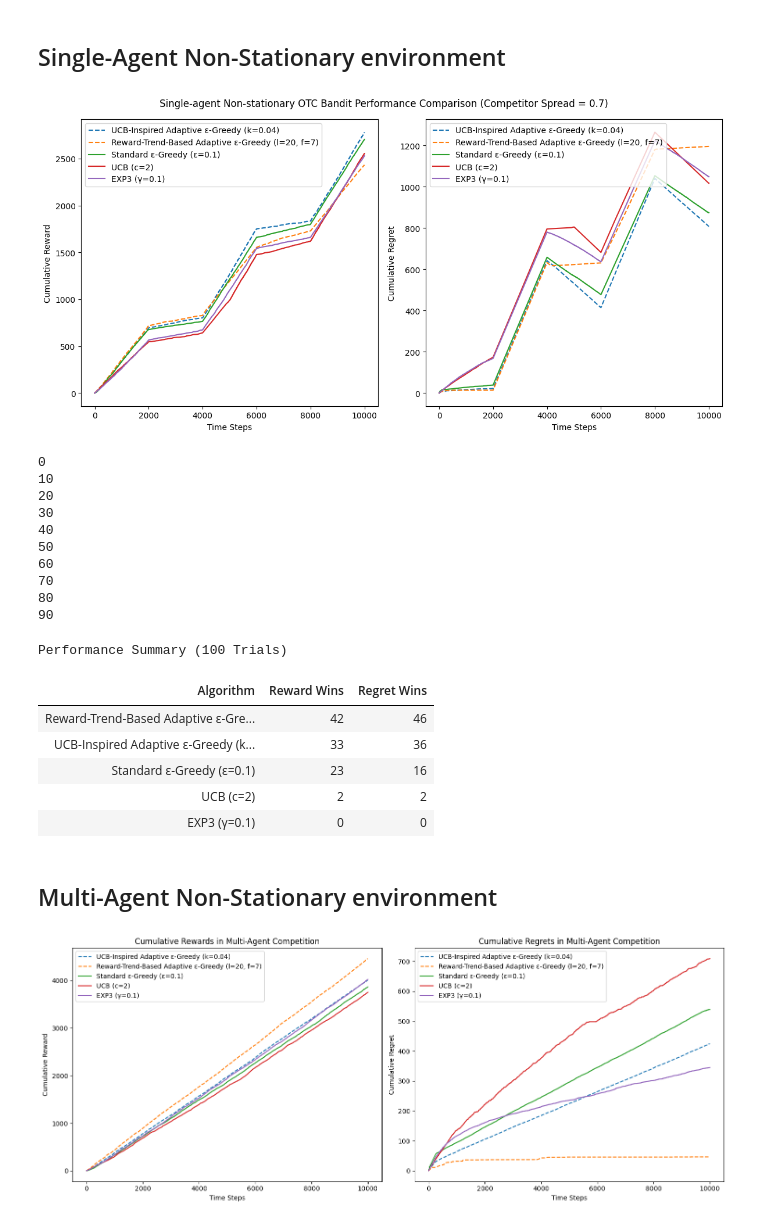
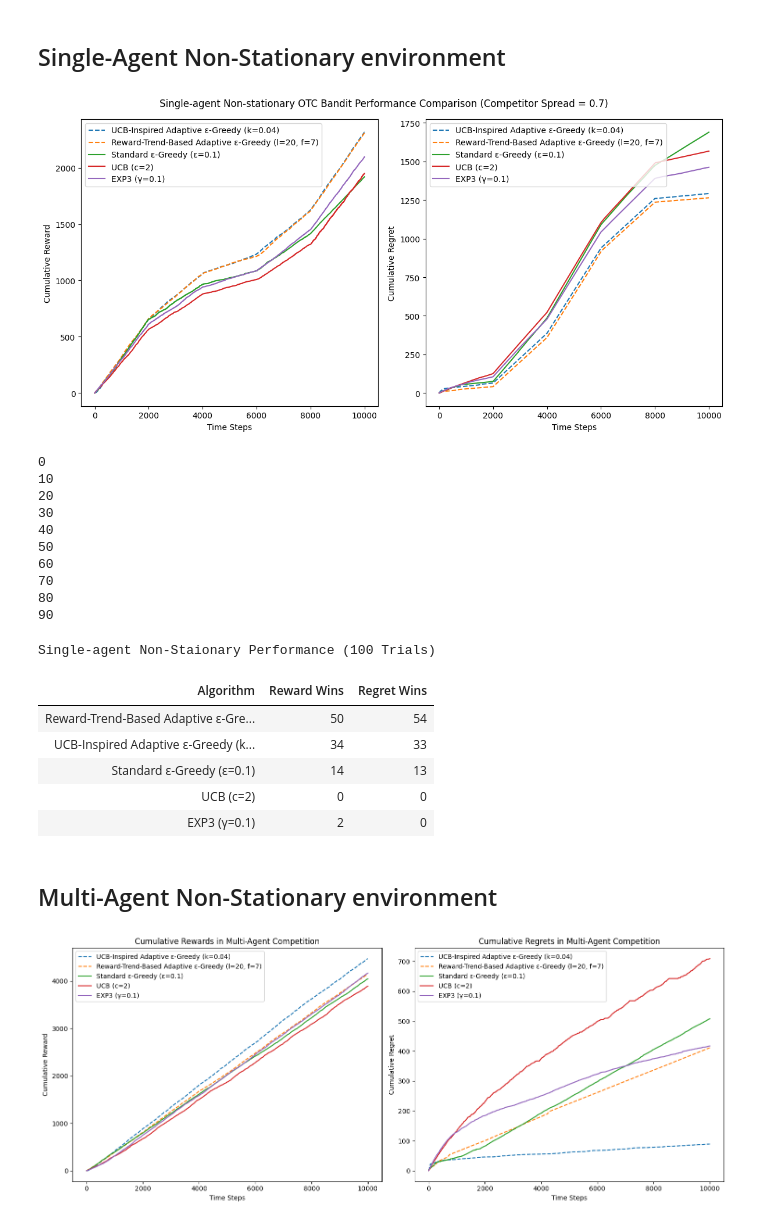
Before and after one commit to jessie-1001/RS-PROJECT, a Jupyter notebook: New_Algorithm_in_OTC.ipynb, the cells around one changed output. Drawn from its saved outputs; the diff is of its cells as text; code cells hidden in the pictures.

```diff
--- a/New_Algorithm_in_OTC.ipynb
+++ b/New_Algorithm_in_OTC.ipynb
@@ -177,16 +177,7 @@ class OTCEnvironment:
         self.alpha = alpha  # Logistic decay steepness (market competitiveness)
 
     def get_execution_prob(self, s):
-        """
-        Calculate execution probability for a given spread using logistic function
-        - Lower spreads (< competitor) have exponentially decreasing advantage
-        - Higher spreads (>= competitor) have reduced execution probability
-        """
-        if s < self.competitor_spread:
-            # Favorable spread: probability decreases with distance from competitor
-            return 1 / (1 + np.exp(self.alpha * (s - self.competitor_spread)))
-        # Unfavorable spread: additional penalty for being worse than competitor
-        return 1 / (1 + np.exp(self.alpha * (s - self.competitor_spread + 0.1)))
+        return 1 / (1 + np.exp(self.alpha * (s - self.competitor_spread)))
 
     def pull_arm(self, arm):
         """Simulate arm pull with probabilistic reward (spread * execution probability)"""
@@ -596,7 +587,7 @@ plt.suptitle(f"Single-agent Non-stationary OTC Bandit Performance Comparison (Co
 plt.tight_layout()
 plt.show()
 # %% [output]
-[figure, old version]
+[figure, new version]
 # %%
 
 # ==========================
@@ -674,13 +665,13 @@ display(results_df)
 70
 80
 90
-Performance Summary (100 Trials)
+Single-agent Non-Staionary Performance (100 Trials)
 | Algorithm | Reward Wins | Regret Wins |
-| Reward-Trend-Based Adaptive ε-Gre... | 42 | 46 |
-| UCB-Inspired Adaptive ε-Greedy (k... | 33 | 36 |
-| Standard ε-Greedy (ε=0.1) | 23 | 16 |
-| UCB (c=2) | 2 | 2 |
-| EXP3 (γ=0.1) | 0 | 0 |
+| Reward-Trend-Based Adaptive ε-Gre... | 50 | 54 |
+| UCB-Inspired Adaptive ε-Greedy (k... | 34 | 33 |
+| Standard ε-Greedy (ε=0.1) | 14 | 13 |
+| UCB (c=2) | 0 | 0 |
+| EXP3 (γ=0.1) | 2 | 0 |
 # %% [markdown]
 ## Multi-Agent Non-Stationary environment
 # %%
@@ -703,11 +694,7 @@ class MultiAgentOTCEnvironment:
         self._update_optimal_spread()  # Critical initialization
 
     def get_execution_prob(self, s):
-        """Align with single-agent probability calculation"""
-        if s < self.competitor_spread:
-            return 1 / (1 + np.exp(self.alpha * (self.competitor_spread - s)))
-        else:
-            return 1 / (1 + np.exp(self.alpha * (s - self.competitor_spread + 0.1)))
+        return 1 / (1 + np.exp(self.alpha * (s - self.competitor_spread)))
 
     def update_competitor_spread(self):
         """Non-stationary dynamics: Change competitor spread periodically"""
@@ -845,34 +832,34 @@ dashed_lines = 2
 plt.figure(figsize=(15, 6))
 
 # Reward plot
 plt.subplot(1, 2, 1)
 
 for i in range(cumulative_rewards.shape[1]):
     linestyle = '--' if i < dashed_lines else '-'
     plt.plot(cumulative_rewards[:,i],
              label=agent_configs[i]['label'],
              linestyle=linestyle)
 plt.title("Cumulative Rewards in Multi-Agent Competition")
 plt.xlabel("Time Steps")
 plt.ylabel("Cumulative Reward")
 plt.legend()
 
 # Regret plot
 plt.subplot(1, 2, 2)
 for i in range(cumulative_regrets.shape[1]):
     linestyle = '--' if i < dashed_lines else '-'
     plt.plot(cumulative_regrets[:, i],
              label=agent_configs[i]['label'],
              linestyle=linestyle)
 plt.title("Cumulative Regrets in Multi-Agent Competition")
 plt.xlabel("Time Steps")
 plt.ylabel("Cumulative Regret")
 plt.legend()
 
 plt.tight_layout()
 plt.show()
 # %% [output]
-[figure, old version]
+[figure, new version]
 # %%
 # ==========================
 # Multi-Trial Evaluation
```
Also changed, not shown: parts of 4 cells of this notebook.
